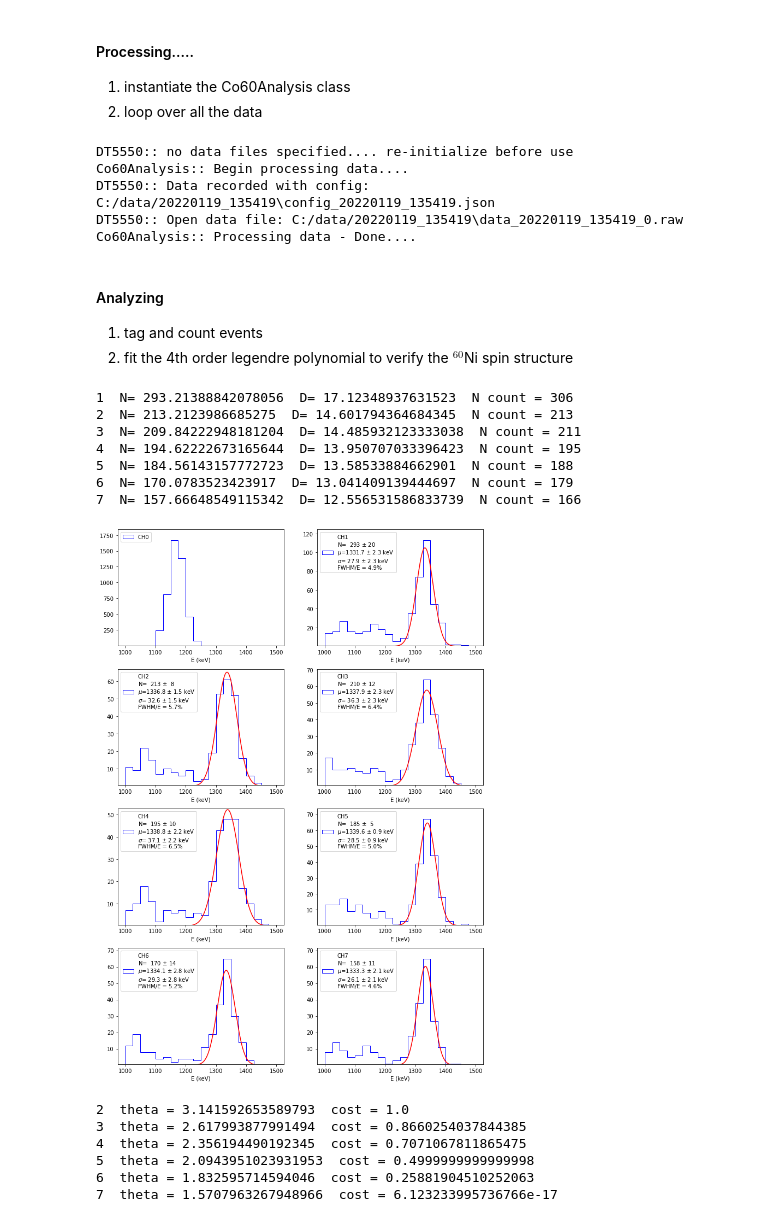
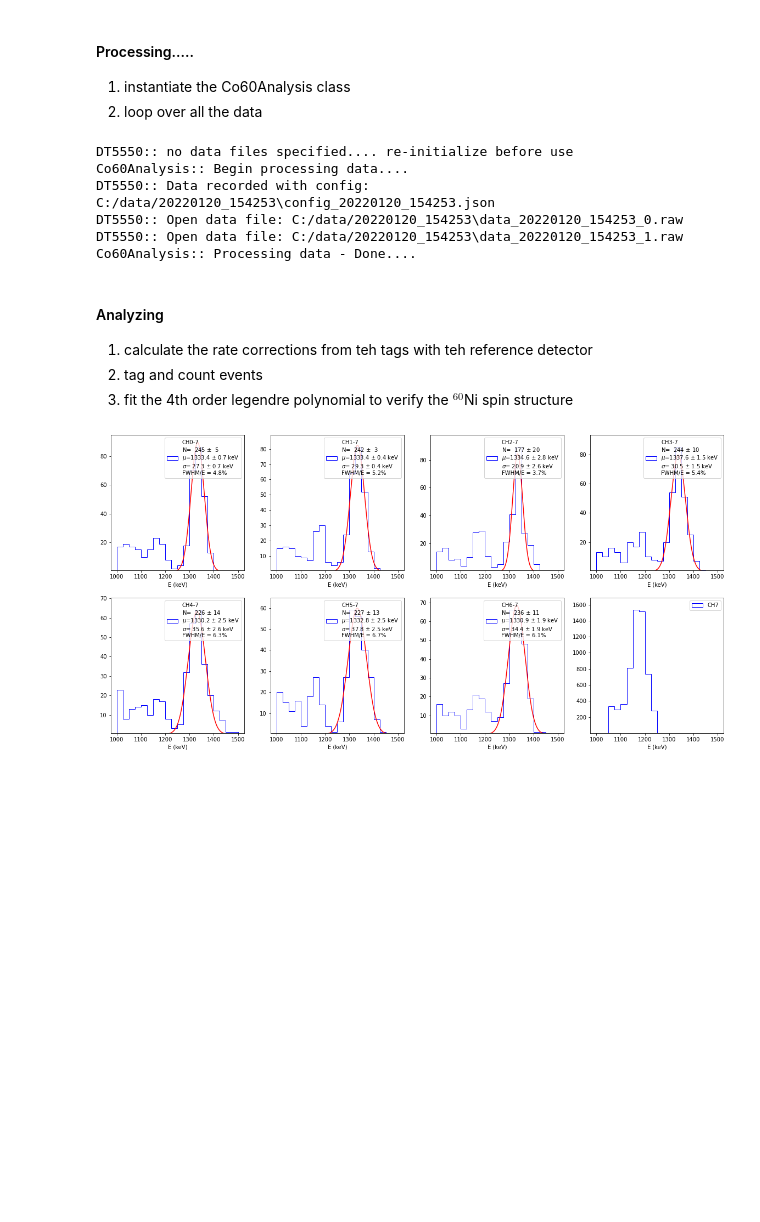
Before and after one commit to acolijn/DT5550_DAQ, a Jupyter notebook: analysis/co60_analysis.ipynb, the cells around one changed output. Saved outputs shown, nothing was run; the diff lists cells and outputs as text; code cells hidden in the pictures; blank space fills up the shorter version.

Commit message:
new multi-correlation analysis

```diff
--- a/analysis/co60_analysis.ipynb
+++ b/analysis/co60_analysis.ipynb
@@ -10,7 +14,7 @@ from Co60Analysis import *
 # %% [markdown]
 #### Select the runs you wish to analyze
 # %%
-runs = ['C:/data/20220119_135419/']
+runs = ['C:/data/20220120_154253/']
 # runs = ['C:/data/20220110_165917/']
 # %% [markdown]
 #### Processing.....
@@ -19,38 +23,28 @@ runs = ['C:/data/20220119_135419/']
 2. loop over all the data
 # %%
 # 1....
-myCo60 = Co60Analysis(runs=runs, dt_max=10)
+myCo60 = Co60Analysis(runs=runs, dt_max=50)
 # 2....
-myCo60.process_data(max_files=9999)
+#%snakeviz
+myCo60.process_data(max_files=10)
 # %% [output]
 DT5550:: no data files specified.... re-initialize before use
 Co60Analysis:: Begin processing data....
-DT5550:: Data recorded with config:  C:/data/20220119_135419\config_20220119_135419.json
-DT5550:: Open data file: C:/data/20220119_135419\data_20220119_135419_0.raw
+DT5550:: Data recorded with config:  C:/data/20220120_154253\config_20220120_154253.json
+DT5550:: Open data file: C:/data/20220120_154253\data_20220120_154253_0.raw
+DT5550:: Open data file: C:/data/20220120_154253\data_20220120_154253_1.raw
 Co60Analysis:: Processing data - Done....
 # %% [markdown]
 #### Analyzing
 
-1. tag and count events
-2. fit the 4th order legendre polynomial to verify the $^{60}$Ni spin structure
+1. calculate the rate corrections from teh tags with teh reference detector
+2. tag and count events
+3. fit the 4th order legendre polynomial to verify the $^{60}$Ni spin structure
 # %%
-# 1..... select=0: tag the 1173keV peak and analyse the 1332keV
-#        select=1:    "    1332keV              "       1173keV
-myCo60.tag_and_count_events(select=1, bins=20)
-# 2....
-myCo60.correlation_analysis()
+tag = '1173keV'
+# calculate the corrections
+myCo60.calculate_corrections(tagged_peak=tag, range=(1000, 1750), bins=20)
+# calculate the correlations
+myCo60.correlation_analysis(tagged_peak=tag, range=(1000,1750), bins=20)
 # %% [output]
-1  N= 293.21388842078056  D= 17.12348937631523  N count = 306
-2  N= 213.2123986685275  D= 14.601794364684345  N count = 213
-3  N= 209.84222948181204  D= 14.485932123333038  N count = 211
-4  N= 194.62222673165644  D= 13.950707033396423  N count = 195
-5  N= 184.56143157772723  D= 13.58533884662901  N count = 188
-6  N= 170.0783523423917  D= 13.041409139444697  N count = 179
-7  N= 157.66648549115342  D= 12.556531586833739  N count = 166
-[figure, old version]
+[figure, new version]
-2  theta = 3.141592653589793  cost = 1.0
-3  theta = 2.617993877991494  cost = 0.8660254037844385
-4  theta = 2.356194490192345  cost = 0.7071067811865475
-5  theta = 2.0943951023931953  cost = 0.4999999999999998
-6  theta = 1.832595714594046  cost = 0.25881904510252063
-7  theta = 1.5707963267948966  cost = 6.123233995736766e-17
```
Also changed, not shown: parts of 4 cells of this notebook, 5 other files.
